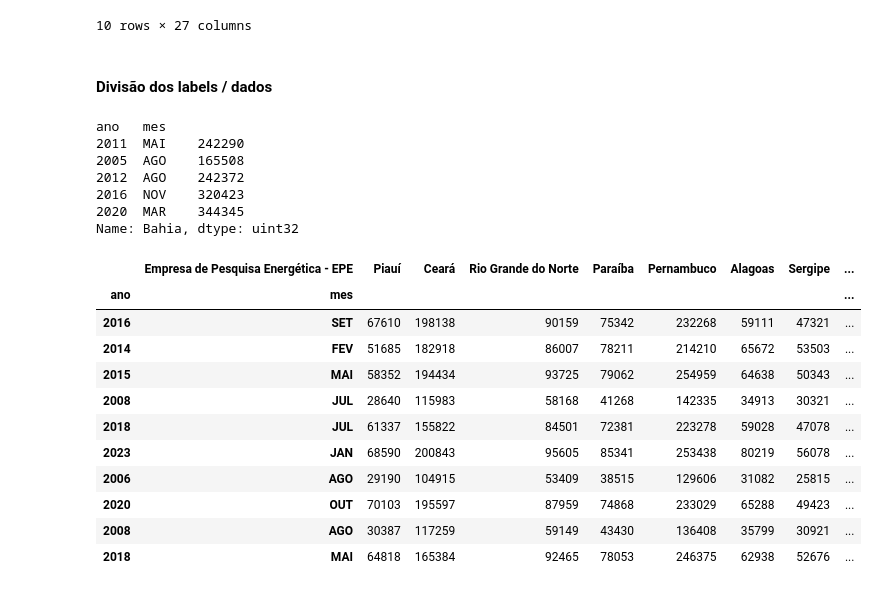
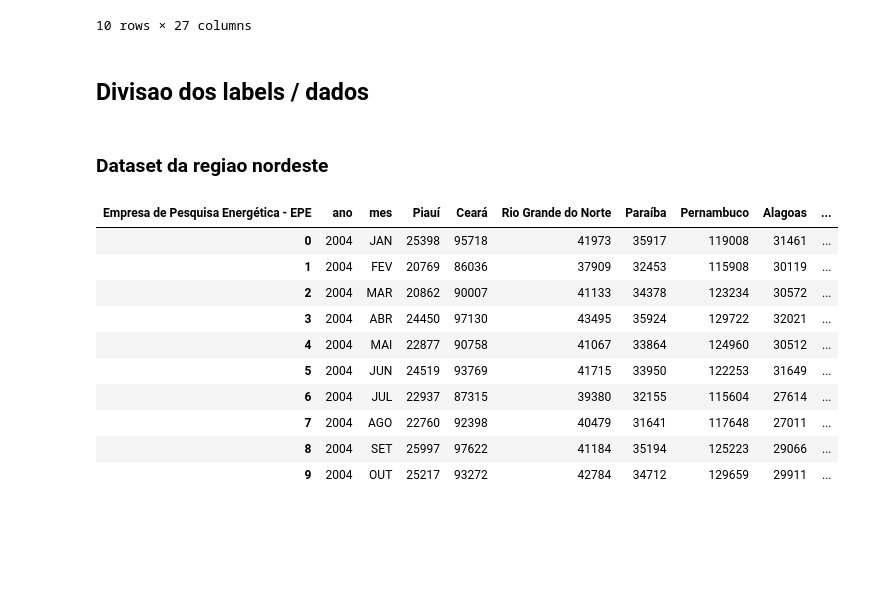
Before and after one commit to PET-Controle-e-Automacao-UESC/contas_de_energia, a Jupyter notebook: src/regressao_polinomial.ipynb, the cells around one changed output. Saved outputs shown, nothing was run; the diff lists cells and outputs as text; code cells hidden in the pictures; blank space fills up the shorter version.

```diff
--- a/src/regressao_polinomial.ipynb
+++ b/src/regressao_polinomial.ipynb
@@ -61,32 +50,22 @@ df_residencial.head(10)
 |  | OUT | 27250 | 7910 | 55374 | 5980 | 82032 | 9621 | 16450 | 43339 | ... |
 10 rows × 27 columns
 # %% [markdown]
-#### Divisão dos labels / dados
+## Divisao dos labels / dados
+# %% [markdown]
+### Dataset da regiao nordeste
 # %%
 df_nordeste = df_residencial.iloc[:, 8:16]
-df_bahia = df_residencial["Bahia"]
+df_nordeste = df_nordeste.reset_index()
+df_nordeste.head(10)
+# %% [output]
+| Empresa de Pesquisa Energética - EPE | ano | mes | Piauí | Ceará | Rio Grande do Norte | Paraíba | Pernambuco | Alagoas | ... |
+| 0 | 2004 | JAN | 25398 | 95718 | 41973 | 35917 | 119008 | 31461 | ... |
+| 1 | 2004 | FEV | 20769 | 86036 | 37909 | 32453 | 115908 | 30119 | ... |
+| 2 | 2004 | MAR | 20862 | 90007 | 41133 | 34378 | 123234 | 30572 | ... |
+| 3 | 2004 | ABR | 24450 | 97130 | 43495 | 35924 | 129722 | 32021 | ... |
+| 4 | 2004 | MAI | 22877 | 90758 | 41067 | 33864 | 124960 | 30512 | ... |
+| 5 | 2004 | JUN | 24519 | 93769 | 41715 | 33950 | 122253 | 31649 | ... |
+| 6 | 2004 | JUL | 22937 | 87315 | 39380 | 32155 | 115604 | 27614 | ... |
+| 7 | 2004 | AGO | 22760 | 92398 | 40479 | 31641 | 117648 | 27011 | ... |
+| 8 | 2004 | SET | 25997 | 97622 | 41184 | 35194 | 125223 | 29066 | ... |
+| 9 | 2004 | OUT | 25217 | 93272 | 42784 | 34712 | 129659 | 29911 | ... |
-# %%
-df_bahia.sample(5)
-# %% [output]
-ano   mes
-2011  MAI    242290
-2005  AGO    165508
-2012  AGO    242372
-2016  NOV    320423
-2020  MAR    344345
-Name: Bahia, dtype: uint32
-# %%
-df_nordeste.sample(10)
-# %% [output]
-|  | Empresa de Pesquisa Energética - EPE | Piauí | Ceará | Rio Grande do Norte | Paraíba | Pernambuco | Alagoas | Sergipe | ... |
-| ano | mes |  |  |  |  |  |  |  | ... |
-| 2016 | SET | 67610 | 198138 | 90159 | 75342 | 232268 | 59111 | 47321 | ... |
-| 2014 | FEV | 51685 | 182918 | 86007 | 78211 | 214210 | 65672 | 53503 | ... |
-| 2015 | MAI | 58352 | 194434 | 93725 | 79062 | 254959 | 64638 | 50343 | ... |
-| 2008 | JUL | 28640 | 115983 | 58168 | 41268 | 142335 | 34913 | 30321 | ... |
-| 2018 | JUL | 61337 | 155822 | 84501 | 72381 | 223278 | 59028 | 47078 | ... |
-| 2023 | JAN | 68590 | 200843 | 95605 | 85341 | 253438 | 80219 | 56078 | ... |
-| 2006 | AGO | 29190 | 104915 | 53409 | 38515 | 129606 | 31082 | 25815 | ... |
-| 2020 | OUT | 70103 | 195597 | 87959 | 74868 | 233029 | 65288 | 49423 | ... |
-| 2008 | AGO | 30387 | 117259 | 59149 | 43430 | 136408 | 35799 | 30921 | ... |
-| 2018 | MAI | 64818 | 165384 | 92465 | 78053 | 246375 | 62938 | 52676 | ... |
```
Also changed, not shown: parts of 22 cells of this notebook, 1 other file.
